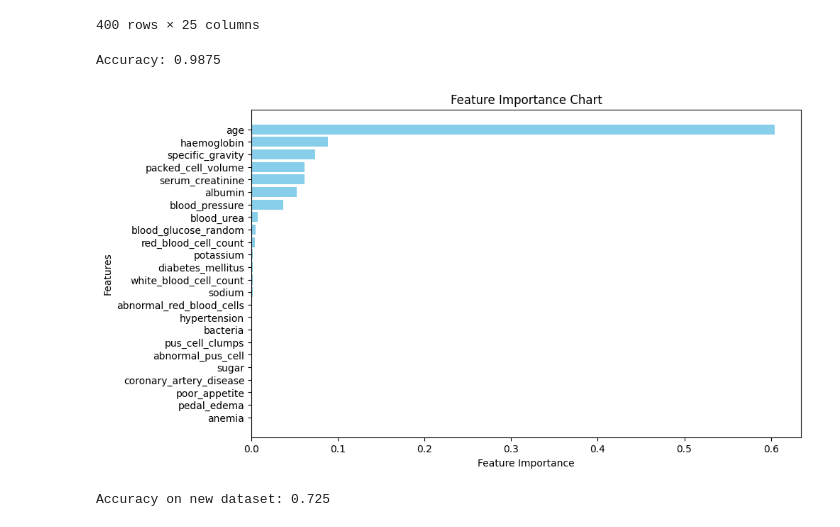
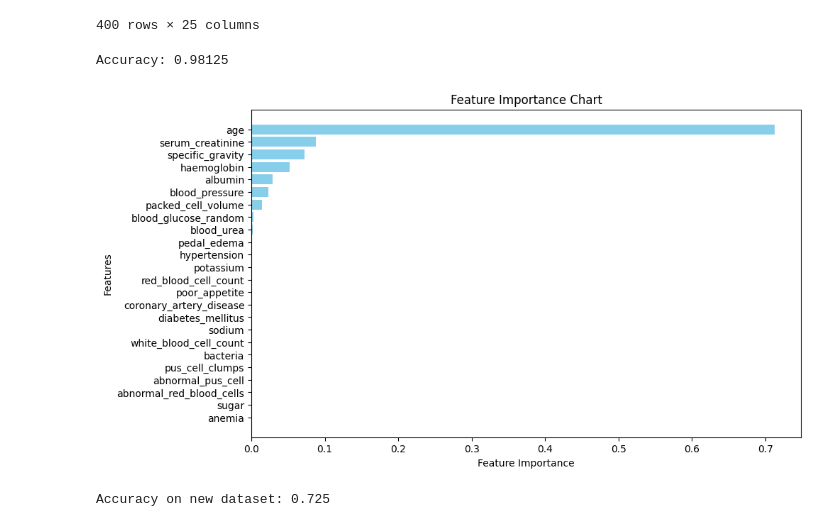
Before and after one commit to jeff-d-wang/CKD_Predictor, a Jupyter notebook: random_forest.ipynb, the cells around one changed output. Drawn from its saved outputs; the diff is of its cells as text; code cells hidden in the pictures.

```diff
--- a/random_forest.ipynb
+++ b/random_forest.ipynb
@@ -135,7 +140,7 @@ def train_test_split(X, y, test_size=0.2, random_state=None):
     return X.iloc[train_indices], X.iloc[test_indices], y.iloc[train_indices], y.iloc[test_indices]
 
 # Perform the split
-X_train, X_test, y_train, y_test = train_test_split(X, y, test_size=0.2, random_state=123)
+X_train, X_test, y_train, y_test = train_test_split(X, y, test_size=0.3)
 
 # Train the Random Forest on the training set
 rf = RandomForest(n_estimators=100, max_depth=5)
@@ -143,35 +148,35 @@ rf.fit(X_train, y_train)
 
 # Save the RandomForest model to a file
 with open('random_forest_model.pkl', 'wb') as file:
     pickle.dump(rf, file)
 
 # Make predictions on the test set
 y_pred = rf.predict(X_test)
 
 # Evaluate accuracy on the test set
 accuracy = np.mean(y_pred == y_test)
 print(f"Accuracy: {accuracy}")
 
 # Compute feature importance
 feature_importance = compute_feature_importance(rf, X_train)
 
 # Create a DataFrame for visualization
 importance_df = pd.DataFrame({
     "Feature": X_train.columns,
     "Importance": feature_importance
 }).sort_values(by="Importance", ascending=False)
 
 # Plot the feature importance
 plt.figure(figsize=(10, 6))
 plt.barh(importance_df["Feature"], importance_df["Importance"], color="skyblue")
 plt.xlabel("Feature Importance")
 plt.ylabel("Features")
 plt.title("Feature Importance Chart")
 plt.gca().invert_yaxis()  # Invert y-axis for better readability
 plt.show()
 # %% [output]
-Accuracy: 0.9875
+Accuracy: 0.98125
-[figure, old version]
+[figure, new version]
 # %%
 # Load the RandomForest model from the file
 with open('random_forest_model.pkl', 'rb') as file:
```
Also changed, not shown: parts of 1 cell of this notebook, 1 other file.
